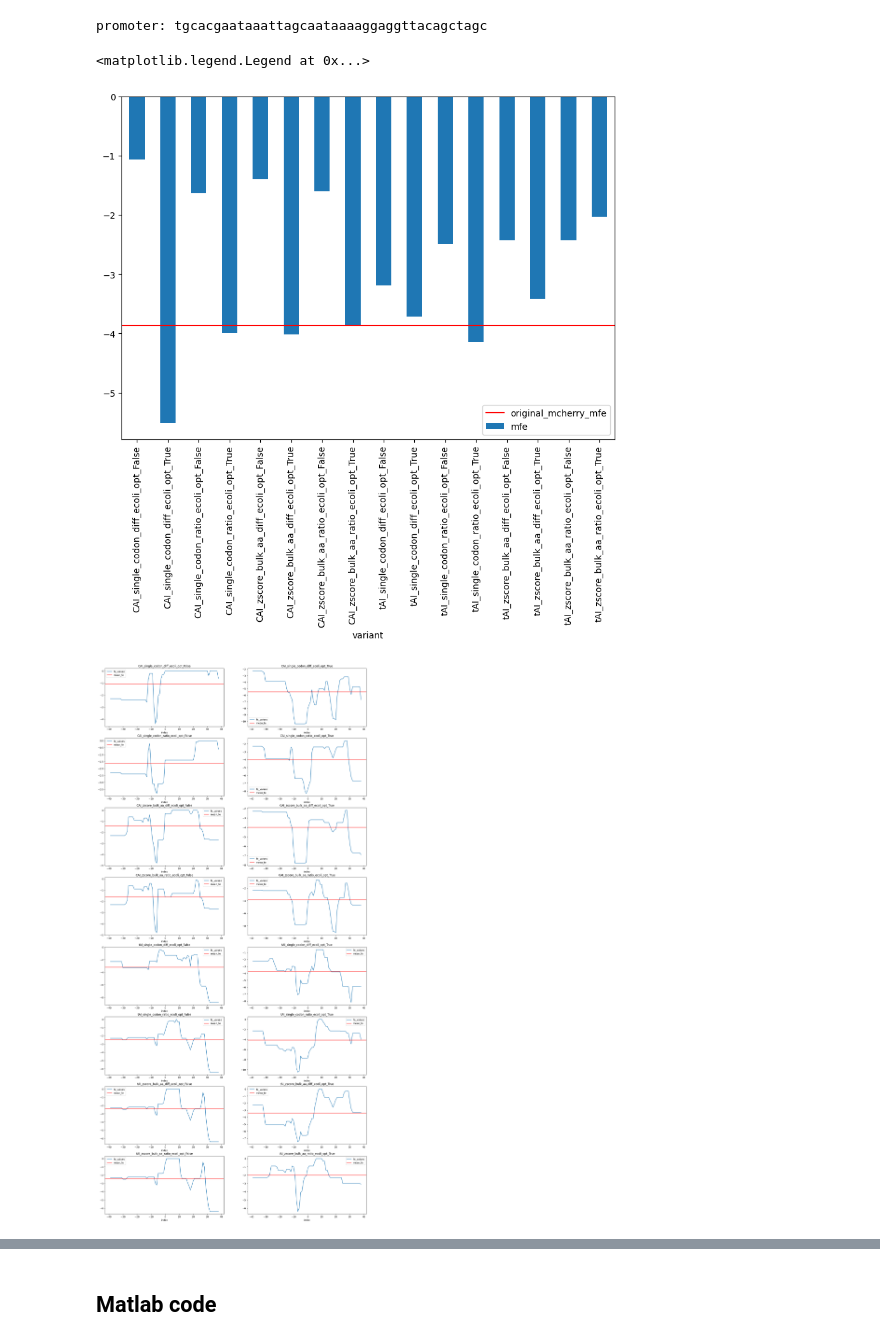
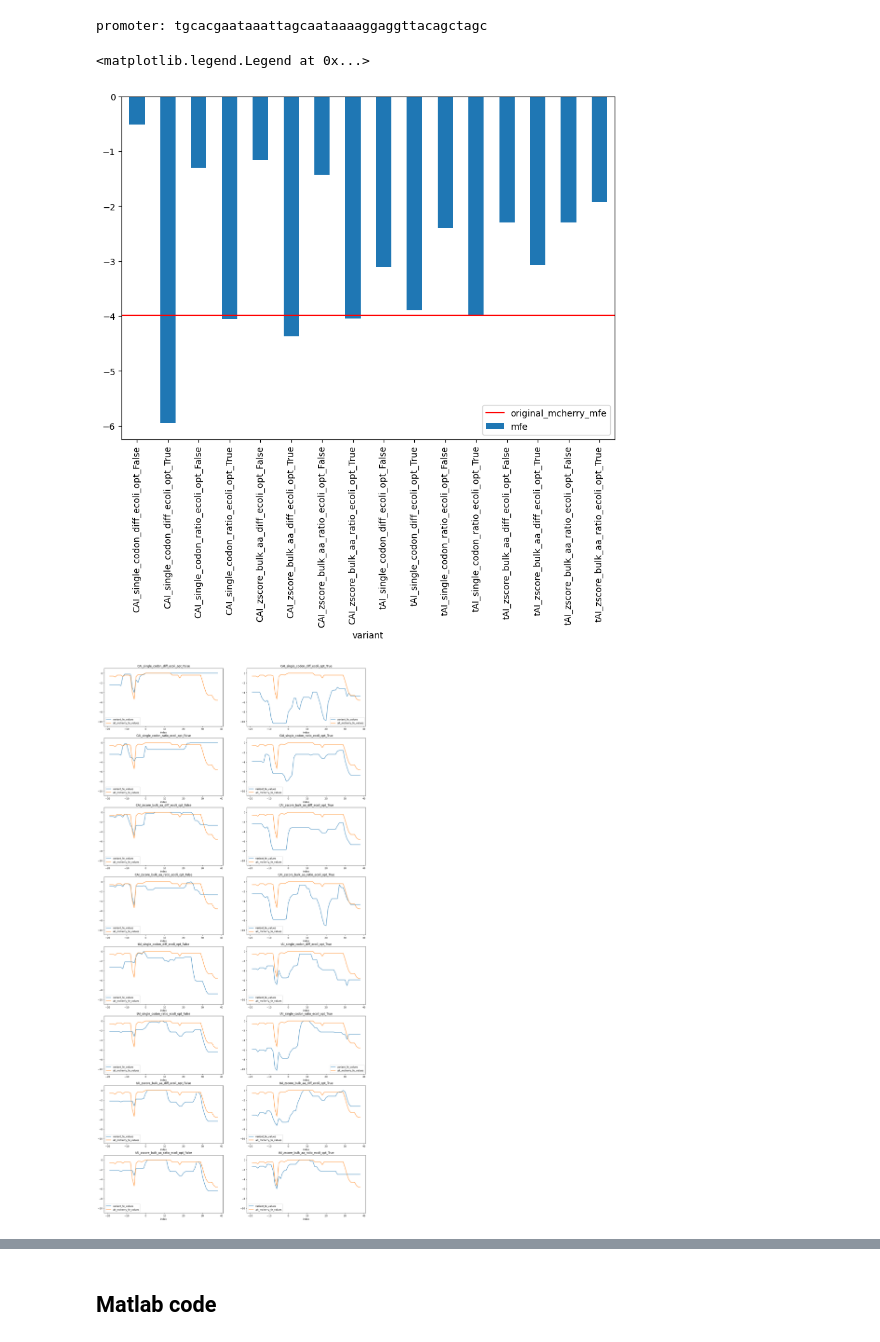
Before and after one commit to morikab/Igem_TAU_2021, a Jupyter notebook: analysis/initiation_model_analysis/playground.ipynb, the cells around one changed output, grey strips where cells are left out. Saved outputs shown, nothing was run; the diff lists cells and outputs as text; code cells hidden in the pictures.

```diff
--- a/analysis/initiation_model_analysis/playground.ipynb
+++ b/analysis/initiation_model_analysis/playground.ipynb
@@ -47,5 +37,5 @@ with open(mcherry_variants_file_path, "r") as mcherry_fasta_file:
 # %% [markdown]
 ## Whole prefix FE
 # %%
-num_of_codons = 11
+num_of_codons = 15
 num_of_codons_in_nt = num_of_codons * 3
@@ -104,21 +133,17 @@ plt.legend()
 # %%
-promoter = mcherry_plasmid_seq[orf_start_index-40: orf_start_index]
+promoter = mcherry_plasmid_seq[mcherry_orf_start_index-40: mcherry_orf_start_index]
 print(f"promoter: {promoter}")
-mfe_values = {"variant":[], "mfe": [], "fe_values": []}
+variants_mfe_values = {"variant":[], "mfe": [], "variant_fe_values": []}
 for variant, variant_seq in mcherry_variants_dict.items():
-    seqs = []
     variant_seq_with_promoter = promoter + str(variant_seq.seq)
     variant_seq_with_promoter = variant_seq_with_promoter.lower()
     variant_orf_start_index = len(promoter)
-    for i in range(variant_orf_start_index - window_size_in_nt + 1 , variant_orf_start_index + window_size_in_nt - 1):
-        tmp_str = variant_seq_with_promoter[i: i+window_size_in_nt]
-        tmp_fe = RNA.fold(tmp_str)[1]
-        seqs.append(tmp_fe)
-        # print(f"FE {tmp_fe} for start ind {i-mid}, end ind {i+mid}: {tmp_str}")
-    avg_variant_fe = sum(seqs)/len(seqs)
-    mfe_values["variant"].append(variant)
-    mfe_values["mfe"].append(avg_variant_fe)
-    mfe_values["fe_values"].append(seqs)
-    # print(avg_variant_fe)
+
+    variant_seqs = calc_fe_profile(variant_seq_with_promoter, variant_orf_start_index, fe_range)
+
+    avg_variant_fe = sum(variant_seqs)/len(variant_seqs)
+    variants_mfe_values["variant"].append(variant)
+    variants_mfe_values["mfe"].append(avg_variant_fe)
+    variants_mfe_values["variant_fe_values"].append(variant_seqs)
 # %% [output]
 promoter: tgcacgaataaattagcaataaaaggaggttacagctagc
@@ -131,18 +150,19 @@ mfe_values_df = pd.DataFrame(mfe_values)
 # %%
-plt = mfe_values_df.plot("variant", "mfe", kind="bar", figsize=(10, 7))
+variants_mfe_values_df = pd.DataFrame(variants_mfe_values)
+plt = variants_mfe_values_df.plot("variant", "mfe", kind="bar", figsize=(10, 7))
 plt.axhline(y=original_mcherry_mfe, color='r', linestyle='-', label="original_mcherry_mfe")
 plt.legend()
 # %% [output]
 <matplotlib.legend.Legend at 0x...>
-[figure, old version]
+[figure, new version]
 # %%
-import matplotlib.pyplot as plt
-figure, axis = plt.subplots(8, 2, figsize=(20,42))
-for q in range(mfe_values_df.shape[0]):
-    x= mfe_values_df.iloc[q, :]
-    variant_df = pd.DataFrame(data={"fe_values":x["fe_values"], "index":range(-39,39)})
-    plt = variant_df.plot(x="index", y="fe_values", title = x["variant"], ax=axis[q//2, q%2])
-    plt.axhline(y=x["mfe"], color='r', linestyle='-', label="mean_fe")
+figure, axis = matplot_plt.subplots(8, 2, figsize=(20,42))
+for q in range(variants_mfe_values_df.shape[0]):
+    x= variants_mfe_values_df.iloc[q, :]
+    variant_df = pd.DataFrame(data={"variant_fe_values":x["variant_fe_values"], "index":range(-fe_range[0]+1,fe_range[1]-1)})
+    plt = variant_df.plot(x="index", y="variant_fe_values", title = x["variant"], ax=axis[q//2, q%2], ylim=(-11,1))
+    alt_mcherry_fe_df.plot(ax=plt, x="index", y="alt_mcherry_fe_values", ylim=(-11,1))
+    # plt.axhline(y=x["mfe"], color='r', linestyle='-', label="mean_fe")
     plt.legend()
 # %% [output]
-[figure, old version]
+[figure, new version]
```
Also changed, not shown: parts of 33 cells of this notebook, 6 other files.
